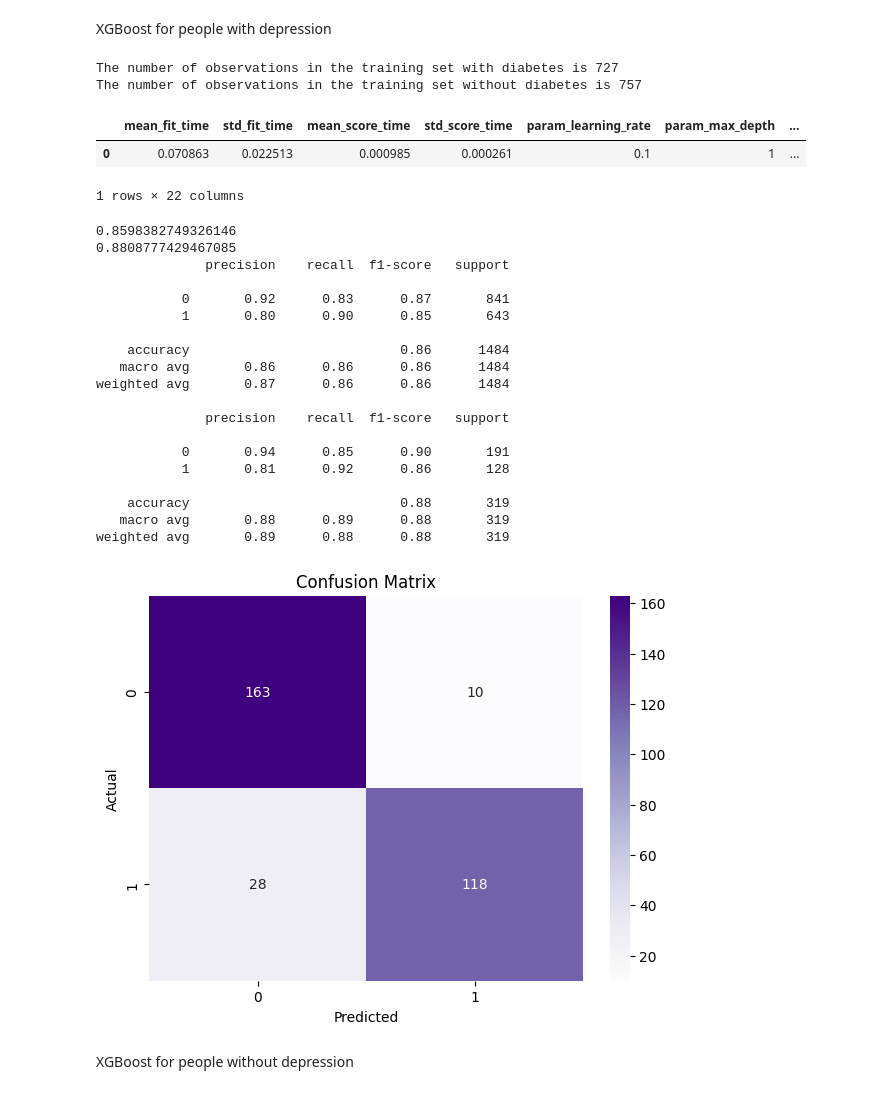
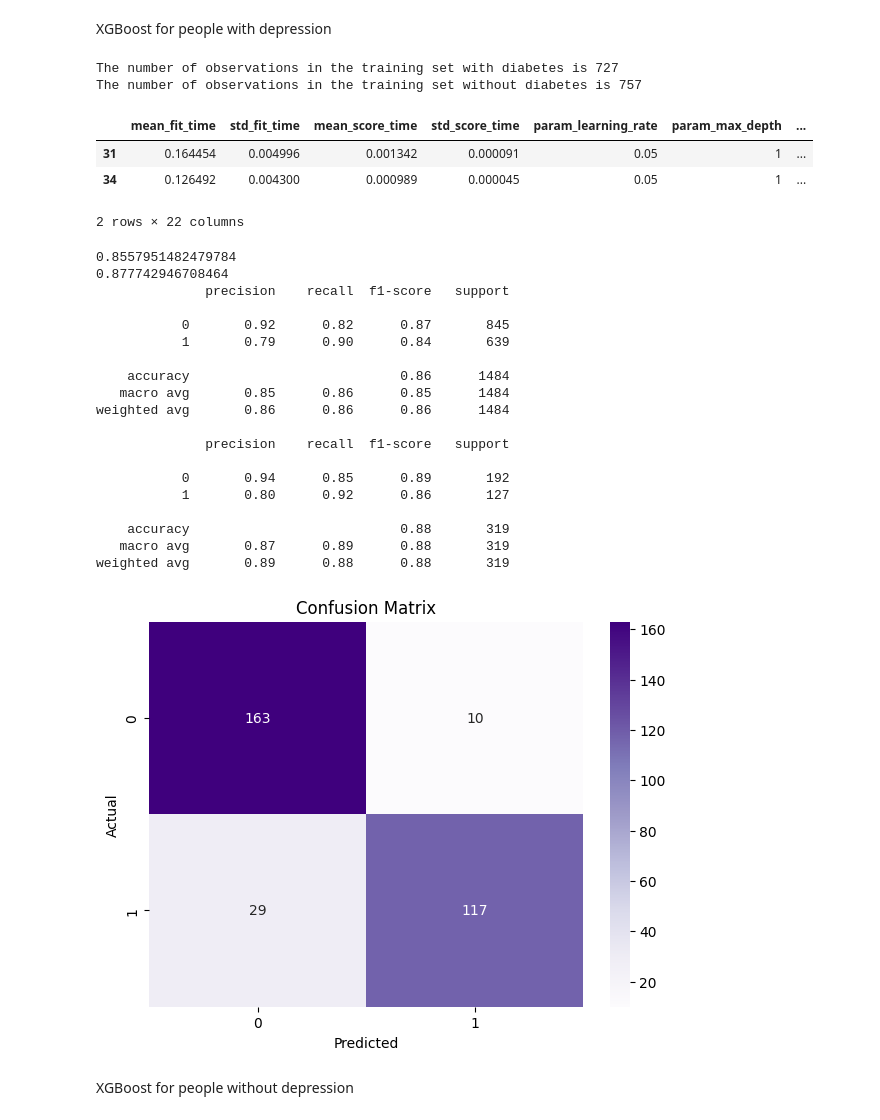
Before and after one commit to Yutong-Lu/A-Machine-Learning-Approach-for-Diabetes-Prediction-in-the-Canadian-Population, a Jupyter notebook: Updated_FINAL.ipynb, the cells around one changed output. Saved outputs shown, nothing was run; the diff lists cells and outputs as text; code cells hidden in the pictures.

```diff
--- a/Updated_FINAL.ipynb
+++ b/Updated_FINAL.ipynb
@@ -1085,38 +1091,39 @@ print(f'The number of observations in the training set without diabetes is {sum(
 # Imputation
 imputer = IterativeImputer(max_iter=10, random_state=42)
 X_train_filled_mice = imputer.fit_transform(X_train)
 X_val_filled_mice = imputer.transform(X_val)
 X_test_filled_mice = imputer.transform(X_test)
 
 # Initializing the Gradient Boosting Classifier with specified parameters
 model = GradientBoostingClassifier(n_estimators=100, learning_rate=1.0, max_depth=1)
 
 # Defining the hyperparameters to be tuned using GridSearchCV
 param_dist = {
-    "n_estimators" : [100, 200],
+    "n_estimators" : [100, 150, 200],
     "max_depth" : [1, 3, 5],
-    "min_samples_leaf" : [25, 50],
-    "learning_rate" : [.1,  .2]
+    "min_samples_leaf" : [10, 15, 20],
+    "learning_rate" : [0.01, 0.05, 0.1]
 }
 
 # Using StratifiedKFold for cross-validation, ensuring each fold has the same proportion of observations with each target value
 skf = StratifiedKFold(n_splits=10)
 
 # Setting up the GridSearchCV to find the best hyperparameters for the Gradient Boosting model
 random_search = GridSearchCV(model, param_grid=param_dist, cv=skf)
 
 # Fitting the GridSearchCV on the training data
 random_search.fit(X_val_filled_mice, y_val)
 
 # Storing and displaying the results of the grid search
 results = pd.DataFrame(random_search.cv_results_)
 results[results['rank_test_score'] == 1]
 # %% [output]
 The number of observations in the training set with diabetes is 727
 The number of observations in the training set without diabetes is 757
 |  | mean_fit_time | std_fit_time | mean_score_time | std_score_time | param_learning_rate | param_max_depth | ... |
-| 0 | 0.070863 | 0.022513 | 0.000985 | 0.000261 | 0.1 | 1 | ... |
+| 31 | 0.164454 | 0.004996 | 0.001342 | 0.000091 | 0.05 | 1 | ... |
+| 34 | 0.126492 | 0.004300 | 0.000989 | 0.000045 | 0.05 | 1 | ... |
-1 rows × 22 columns
+2 rows × 22 columns
 # %%
 # Updating the model's parameters with the best ones found from GridSearchCV
 model = model.set_params(**random_search.best_params_)
@@ -1147,24 +1154,24 @@ plt.ylabel('Actual')
 plt.title('Confusion Matrix')
 plt.show()
 # %% [output]
-0.8598382749326146
-0.8808777429467085
+0.8557951482479784
+0.877742946708464
               precision    recall  f1-score   support
 
-           0       0.92      0.83      0.87       841
-           1       0.80      0.90      0.85       643
+           0       0.92      0.82      0.87       845
+           1       0.79      0.90      0.84       639
 
     accuracy                           0.86      1484
-   macro avg       0.86      0.86      0.86      1484
-weighted avg       0.87      0.86      0.86      1484
+   macro avg       0.85      0.86      0.85      1484
+weighted avg       0.86      0.86      0.86      1484
 
               precision    recall  f1-score   support
 
-           0       0.94      0.85      0.90       191
-           1       0.81      0.92      0.86       128
+           0       0.94      0.85      0.89       192
+           1       0.80      0.92      0.86       127
 
     accuracy                           0.88       319
-   macro avg       0.88      0.89      0.88       319
+   macro avg       0.87      0.89      0.88       319
 weighted avg       0.89      0.88      0.88       319
 [figure]
 # %% [markdown]
```
Also changed, not shown: parts of 10 cells of this notebook.
